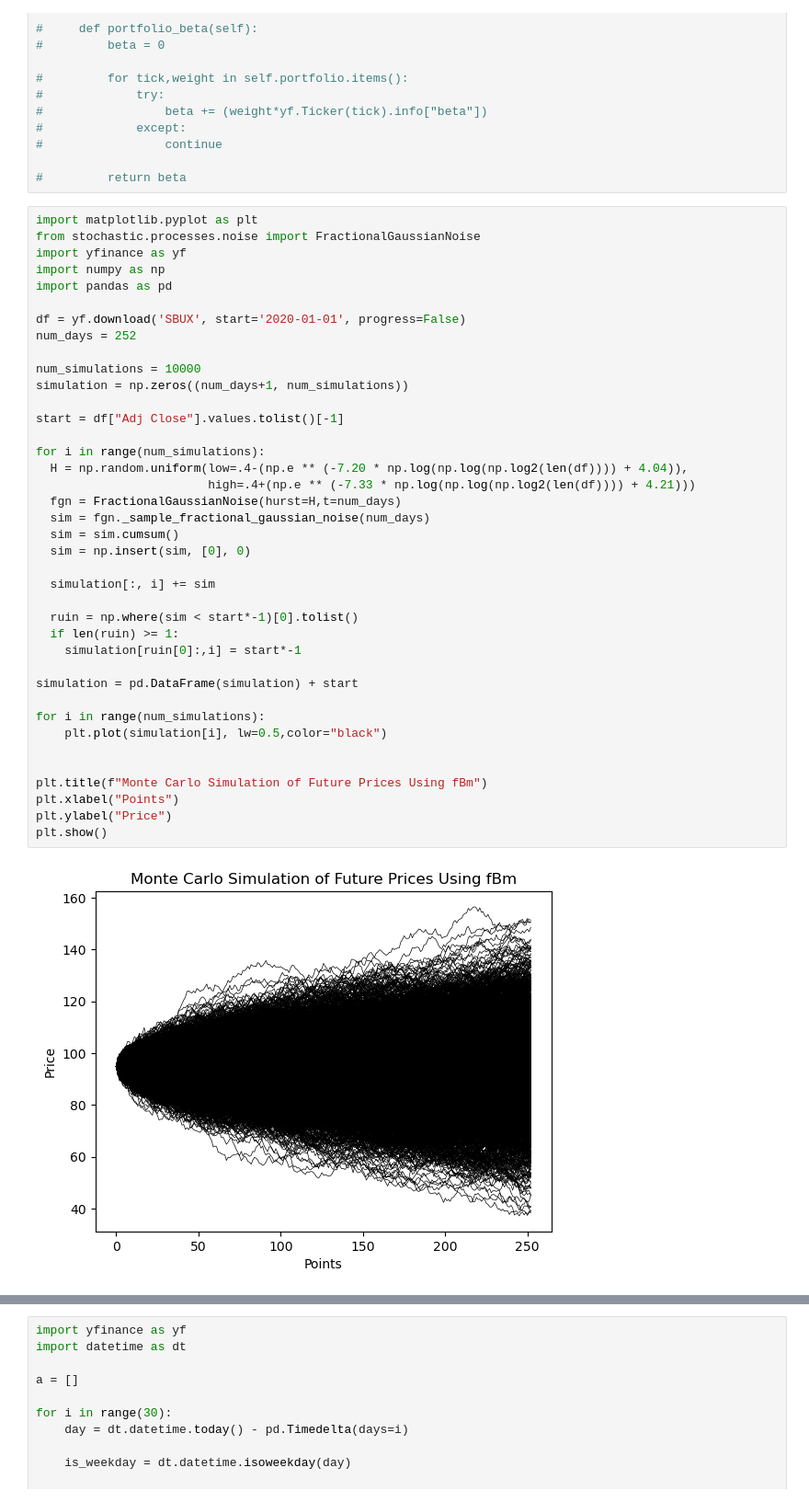
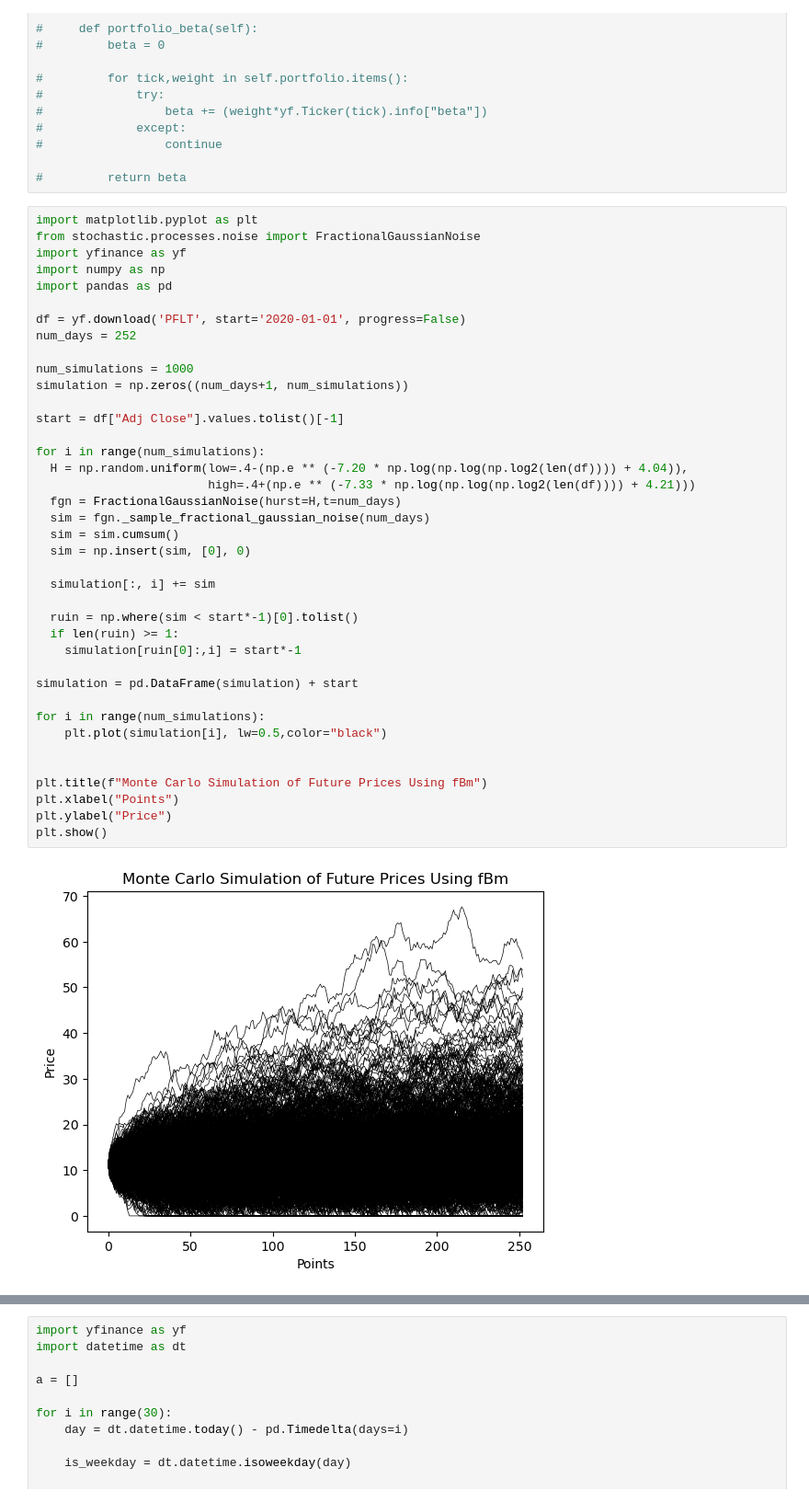
Before and after one commit to ab123-bruh/fund_temp, a Jupyter notebook: mvtest.ipynb, the cells around one changed output, grey strips where cells are left out. Shown at 92% size. Cells and saved outputs as stored; diff of their text form.

```diff
--- a/mvtest.ipynb
+++ b/mvtest.ipynb
@@ -570,37 +570,37 @@ import yfinance as yf
 import numpy as np
 import pandas as pd
 
-df = yf.download('SBUX', start='2020-01-01', progress=False)
+df = yf.download('PFLT', start='2020-01-01', progress=False)
 num_days = 252
 
-num_simulations = 10000
+num_simulations = 1000
 simulation = np.zeros((num_days+1, num_simulations))
 
 start = df["Adj Close"].values.tolist()[-1]
 
 for i in range(num_simulations):
   H = np.random.uniform(low=.4-(np.e ** (-7.20 * np.log(np.log(np.log2(len(df)))) + 4.04)),
                         high=.4+(np.e ** (-7.33 * np.log(np.log(np.log2(len(df)))) + 4.21)))
   fgn = FractionalGaussianNoise(hurst=H,t=num_days)
   sim = fgn._sample_fractional_gaussian_noise(num_days)
   sim = sim.cumsum()
   sim = np.insert(sim, [0], 0)
 
   simulation[:, i] += sim
 
   ruin = np.where(sim < start*-1)[0].tolist()
   if len(ruin) >= 1:
     simulation[ruin[0]:,i] = start*-1
 
 simulation = pd.DataFrame(simulation) + start
 
 for i in range(num_simulations):
     plt.plot(simulation[i], lw=0.5,color="black")
 
 
 plt.title(f"Monte Carlo Simulation of Future Prices Using fBm")
 plt.xlabel("Points")
 plt.ylabel("Price")
 plt.show()
 # %% [output]
-[figure, old version]
+[figure, new version]
```
Also changed, not shown: parts of 5 cells of this notebook, 1 other file.
